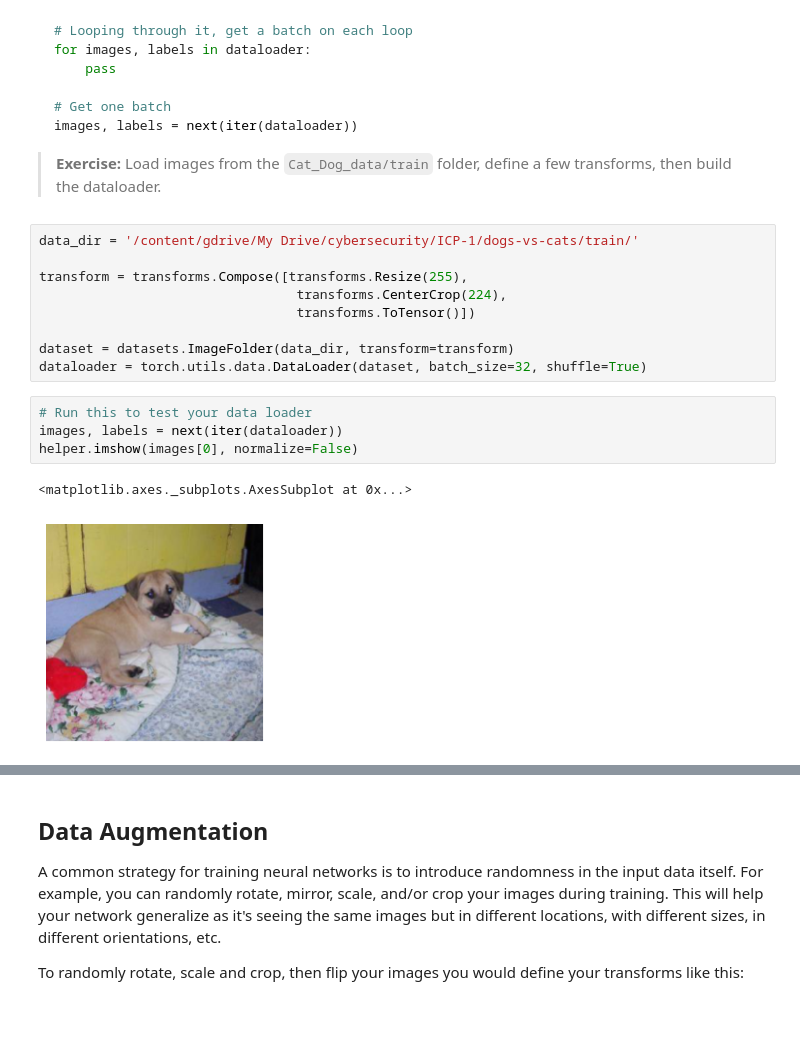
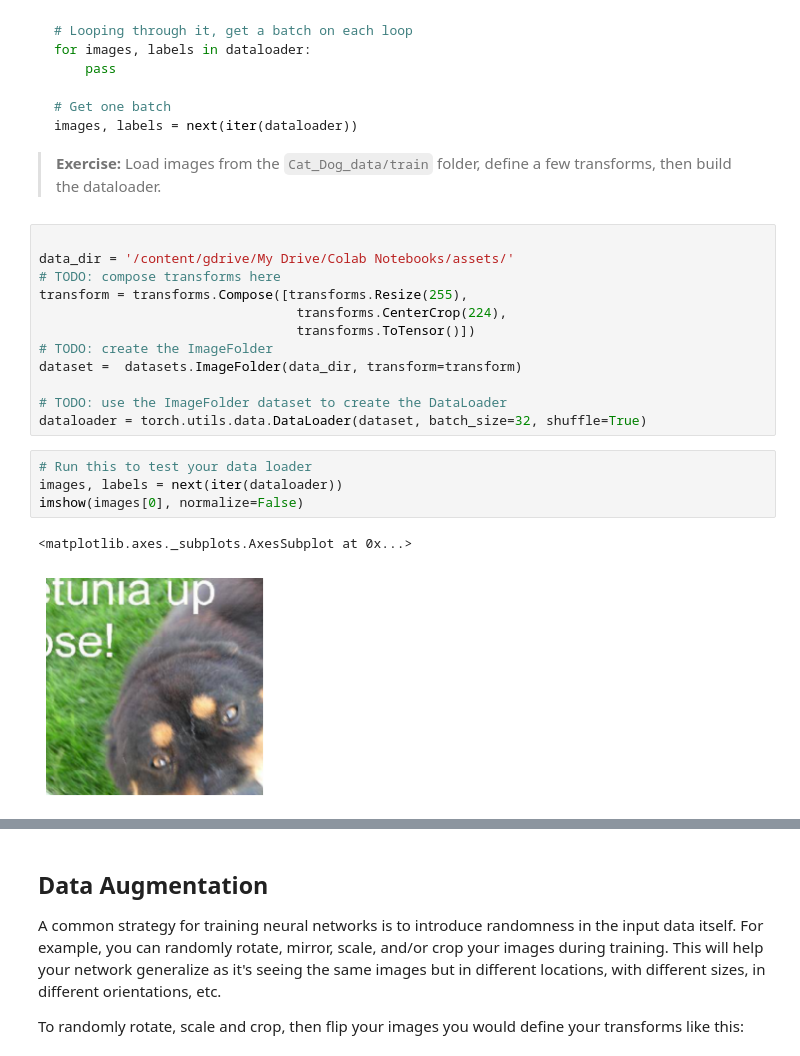
Before and after one commit to saisampathkumar/AI-Cybersecurity, a Jupyter notebook: ICP2/Part_7_Loading_Image_Data_(Exercises).ipynb, the cells around one changed output, grey strips where cells are left out. Drawn from its saved outputs; the diff is of its cells as text; blank space fills up the shorter version.

```diff
--- a/ICP2/Part_7_Loading_Image_Data_(Exercises).ipynb
+++ b/ICP2/Part_7_Loading_Image_Data_(Exercises).ipynb
@@ -81,21 +181,24 @@ images, labels = next(iter(dataloader))
 
 >**Exercise:** Load images from the `Cat_Dog_data/train` folder, define a few transforms, then build the dataloader.
 # %%
-data_dir = '/content/gdrive/My Drive/cybersecurity/ICP-1/dogs-vs-cats/train/'
 
+data_dir = '/content/gdrive/My Drive/Colab Notebooks/assets/'
+# TODO: compose transforms here
 transform = transforms.Compose([transforms.Resize(255),
                                  transforms.CenterCrop(224),
                                  transforms.ToTensor()])
+# TODO: create the ImageFolder
+dataset =  datasets.ImageFolder(data_dir, transform=transform)
 
-dataset = datasets.ImageFolder(data_dir, transform=transform)
+# TODO: use the ImageFolder dataset to create the DataLoader
 dataloader = torch.utils.data.DataLoader(dataset, batch_size=32, shuffle=True)
 # %%
 # Run this to test your data loader
 images, labels = next(iter(dataloader))
-helper.imshow(images[0], normalize=False)
+imshow(images[0], normalize=False)
 # %% [output]
 <matplotlib.axes._subplots.AxesSubplot at 0x...>
-[figure, old version]
+[figure, new version]
 # %% [markdown]
 If you loaded the data correctly, you should see something like this (your image will be different):
 
```
Also changed, not shown: parts of 8 cells of this notebook.
